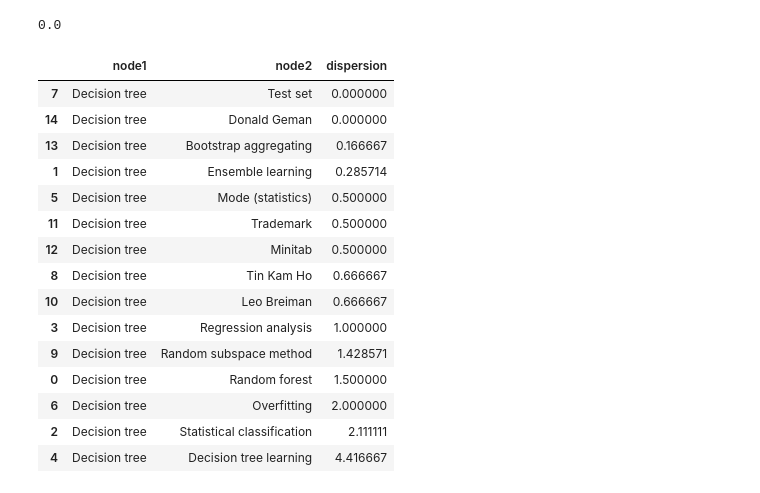
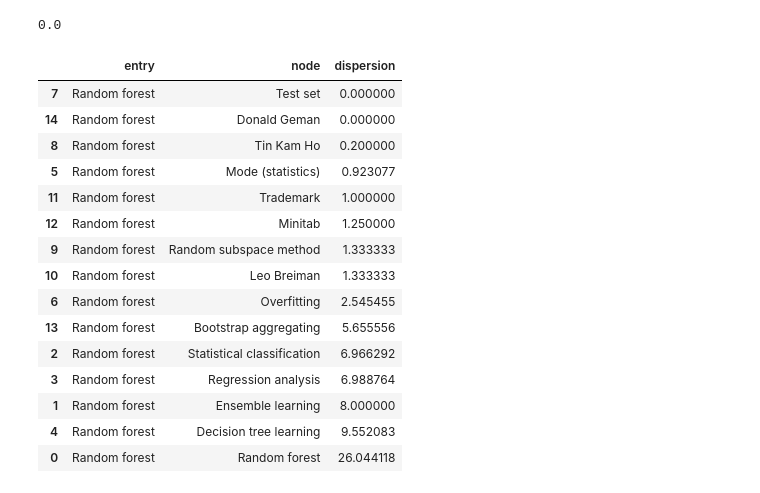
Before and after one commit to QED0711/wiki_learn, a Jupyter notebook: data-retrieval/graph_api/GraphCreator.ipynb, the cells around one changed output. Saved outputs shown, nothing was run; the diff lists cells and outputs as text; code cells hidden in the pictures.

```diff
--- a/data-retrieval/graph_api/GraphCreator.ipynb
+++ b/data-retrieval/graph_api/GraphCreator.ipynb
@@ -182,23 +198,23 @@ ranking_df.sort_values("centrality", ascending=False).reset_index().drop('index'
 nx.dispersion(gc.graph, u="Decision tree", v="Probability")
 # %% [output]
 0.0
-# %%
-dispersion_df = pd.DataFrame([("Decision tree", node, nx.dispersion(gc.graph, "Decision tree", node)) for node in ranking_df.title], columns=["node1", "node2", "dispersion"])
-dispersion_df.sort_values("dispersion")
-# %% [output]
-|  | node1 | node2 | dispersion |
-| 7 | Decision tree | Test set | 0.000000 |
-| 14 | Decision tree | Donald Geman | 0.000000 |
-| 13 | Decision tree | Bootstrap aggregating | 0.166667 |
-| 1 | Decision tree | Ensemble learning | 0.285714 |
-| 5 | Decision tree | Mode (statistics) | 0.500000 |
-| 11 | Decision tree | Trademark | 0.500000 |
-| 12 | Decision tree | Minitab | 0.500000 |
-| 8 | Decision tree | Tin Kam Ho | 0.666667 |
-| 10 | Decision tree | Leo Breiman | 0.666667 |
-| 3 | Decision tree | Regression analysis | 1.000000 |
-| 9 | Decision tree | Random subspace method | 1.428571 |
-| 0 | Decision tree | Random forest | 1.500000 |
-| 6 | Decision tree | Overfitting | 2.000000 |
-| 2 | Decision tree | Statistical classification | 2.111111 |
-| 4 | Decision tree | Decision tree learning | 4.416667 |
+# %%
+dispersion_df = create_dispersion_df(gc.graph, "Random forest", ranking_df.node)
+dispersion_df.sort_values("dispersion")
+# %% [output]
+|  | entry | node | dispersion |
+| 7 | Random forest | Test set | 0.000000 |
+| 14 | Random forest | Donald Geman | 0.000000 |
+| 8 | Random forest | Tin Kam Ho | 0.200000 |
+| 5 | Random forest | Mode (statistics) | 0.923077 |
+| 11 | Random forest | Trademark | 1.000000 |
+| 12 | Random forest | Minitab | 1.250000 |
+| 9 | Random forest | Random subspace method | 1.333333 |
+| 10 | Random forest | Leo Breiman | 1.333333 |
+| 6 | Random forest | Overfitting | 2.545455 |
+| 13 | Random forest | Bootstrap aggregating | 5.655556 |
+| 2 | Random forest | Statistical classification | 6.966292 |
+| 3 | Random forest | Regression analysis | 6.988764 |
+| 1 | Random forest | Ensemble learning | 8.000000 |
+| 4 | Random forest | Decision tree learning | 9.552083 |
+| 0 | Random forest | Random forest | 26.044118 |
```
Also changed, not shown: parts of 15 cells of this notebook, 1 other file.
